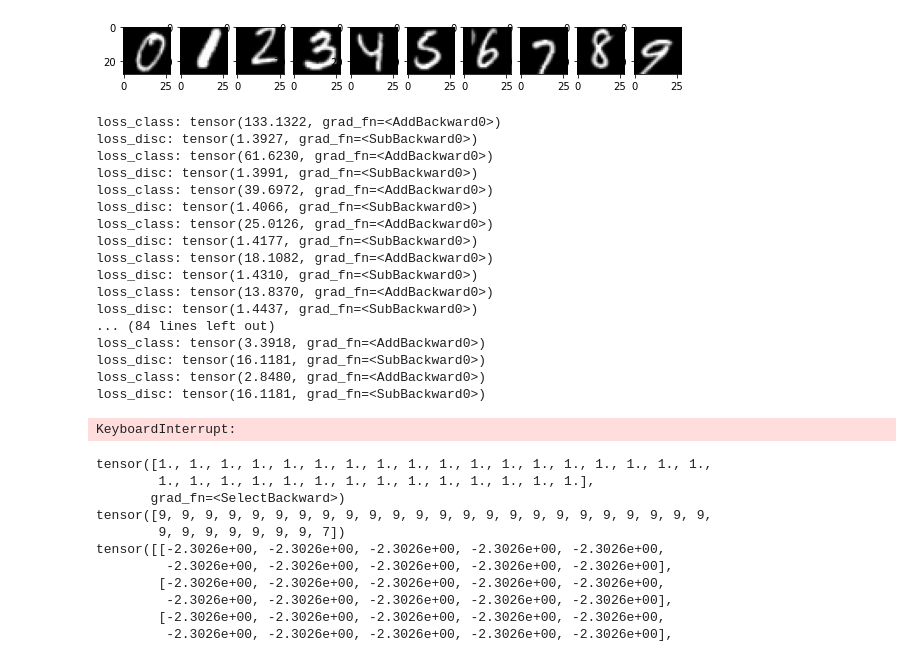
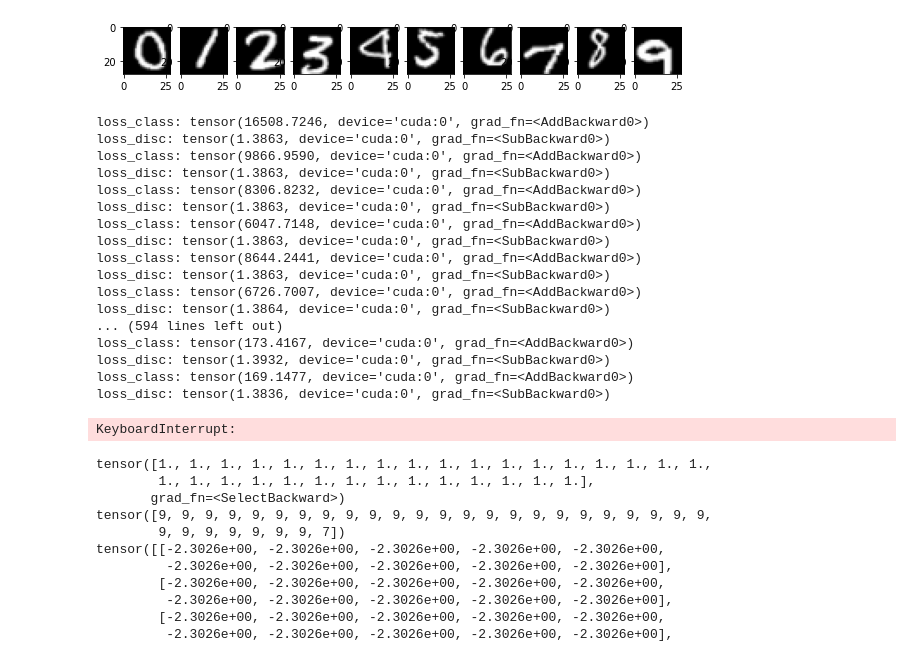
Before and after one commit to lennarturkens/project_MachineLearning, a Jupyter notebook: ML_project.ipynb, the cells around one changed output. Saved outputs shown, nothing was run; the diff lists cells and outputs as text; code cells hidden in the pictures.

```diff
--- a/ML_project.ipynb
+++ b/ML_project.ipynb
@@ -30,3 +30,12 @@ testset_MNIST = torch.utils.data.DataLoader(test_MNIST, batch_size=32, shuffle=F
 
 trainset_USPS = torch.utils.data.DataLoader(train_USPS, batch_size=32, shuffle=True)
 testset_USPS = torch.utils.data.DataLoader(test_USPS, batch_size=32, shuffle=False)
+# %%
+if torch.cuda.is_available():
+    device = torch.device("cuda:0")  # you can continue going on here, like cuda:1 cuda:2....etc.
+    print("Running on the GPU")
+else:
+    device = torch.device("cpu")
+    print("Running on the CPU")
+
+torch.cuda.device_count()
@@ -116,25 +128,30 @@ def init_weights_disc(m):
 # %%
 # take prototypes from MNIST (in the future they have to be chosen randomly --> shuffle?)
 prototype_images = [0] * 10
+
+
 
 for source_data in train_MNIST_transformed:
     X_source, y_source = source_data
 
     for j in range(0, len(y_source)):
 
         if torch.sum(torch.Tensor(prototype_images[int(y_source[j])])) == 0:
             prototype_images[int(y_source[j])] = X_source[j].view(1, 1, 28, 28)
 
 plt.figure(figsize=(10,10)) # specifying the overall grid size
 
 
 for i in range(10):
     plt.subplot(1,10,i+1)    # the number of images in the grid is 5*5 (25)
     plt.imshow(prototype_images[i].view(28,28), cmap="gray")
 
+    prototype_images[i] = prototype_images[i].to(device)
+
+
 plt.show()
 # %% [output]
-[figure, old version]
+[figure, new version]
 # %%
 class fNet(nn.Module):
     def __init__(self):
@@ -295,7 +314,7 @@ class SimNet(nn.Module):
 gamma_reg = 0.01
 lambda_loss= 0.5
 
-simnet = SimNet()
+simnet = SimNet().to(device)
 simnet.apply(init_weights_disc)
 
 # optimizerSimNet = torch.optim.SGD([
@@ -315,7 +334,7 @@ optimizerSimNet = torch.optim.Adam([
 loss_disc_list = []
 loss_class_list = []
 
-for epoch in range(100): # 3 full passes over the data
+for epoch in range(3): # 3 full passes over the data
 
     num_batches = len(train_USPS_transformed)
 
@@ -328,13 +347,20 @@ for epoch in range(100): # 3 full passes over the data
         X_MNIST, y_MNIST = MNIST_batch
         X_USPS, y_USPS = USPS_batch
 
+        X_MNIST, y_MNIST = X_MNIST.to(device), y_MNIST.to(device)
+        X_USPS, y_USPS = X_USPS.to(device), y_USPS.to(device)
+
+
         simnet.zero_grad()
 
         [source_class_output, source_domain_output, Regularizer] = simnet(X_MNIST, prototype_images)
         [target_class_output, target_domain_output, Regularizer] = simnet(X_USPS, prototype_images)
 
 
-        loss_class = 0
+        source_class_output = source_class_output.to(device)
+        target_class_output = target_class_output.to(device)
+
+#         loss_class = 0
 
 ###### 'Our' implementation of classifier loss as described in the paper ######
 
@@ -374,27 +400,27 @@ for epoch in range(100): # 3 full passes over the data
         loss_class_list.append(loss_class)
 
 
-        if i == num_batches-1:
-            print("loss_class: " + str(loss_class))
-            print("loss_disc: " + str(loss_disc))
+#         if i == num_batches-1:
+#             print("loss_class: " + str(loss_class))
+#             print("loss_disc: " + str(loss_disc))
 # %% [output]
-loss_class: tensor(133.1322, grad_fn=<AddBackward0>)
-loss_disc: tensor(1.3927, grad_fn=<SubBackward0>)
-loss_class: tensor(61.6230, grad_fn=<AddBackward0>)
-loss_disc: tensor(1.3991, grad_fn=<SubBackward0>)
-loss_class: tensor(39.6972, grad_fn=<AddBackward0>)
-loss_disc: tensor(1.4066, grad_fn=<SubBackward0>)
-loss_class: tensor(25.0126, grad_fn=<AddBackward0>)
-loss_disc: tensor(1.4177, grad_fn=<SubBackward0>)
-loss_class: tensor(18.1082, grad_fn=<AddBackward0>)
-loss_disc: tensor(1.4310, grad_fn=<SubBackward0>)
-loss_class: tensor(13.8370, grad_fn=<AddBackward0>)
-loss_disc: tensor(1.4437, grad_fn=<SubBackward0>)
-... (84 lines left out)
-loss_class: tensor(3.3918, grad_fn=<AddBackward0>)
-loss_disc: tensor(16.1181, grad_fn=<SubBackward0>)
-loss_class: tensor(2.8480, grad_fn=<AddBackward0>)
-loss_disc: tensor(16.1181, grad_fn=<SubBackward0>)
+loss_class: tensor(16508.7246, device='cuda:0', grad_fn=<AddBackward0>)
+loss_disc: tensor(1.3863, device='cuda:0', grad_fn=<SubBackward0>)
+loss_class: tensor(9866.9590, device='cuda:0', grad_fn=<AddBackward0>)
+loss_disc: tensor(1.3863, device='cuda:0', grad_fn=<SubBackward0>)
+loss_class: tensor(8306.8232, device='cuda:0', grad_fn=<AddBackward0>)
+loss_disc: tensor(1.3863, device='cuda:0', grad_fn=<SubBackward0>)
+loss_class: tensor(6047.7148, device='cuda:0', grad_fn=<AddBackward0>)
+loss_disc: tensor(1.3863, device='cuda:0', grad_fn=<SubBackward0>)
+loss_class: tensor(8644.2441, device='cuda:0', grad_fn=<AddBackward0>)
+loss_disc: tensor(1.3863, device='cuda:0', grad_fn=<SubBackward0>)
+loss_class: tensor(6726.7007, device='cuda:0', grad_fn=<AddBackward0>)
+loss_disc: tensor(1.3864, device='cuda:0', grad_fn=<SubBackward0>)
+... (594 lines left out)
+loss_class: tensor(173.4167, device='cuda:0', grad_fn=<AddBackward0>)
+loss_disc: tensor(1.3932, device='cuda:0', grad_fn=<SubBackward0>)
+loss_class: tensor(169.1477, device='cuda:0', grad_fn=<AddBackward0>)
+loss_disc: tensor(1.3836, device='cuda:0', grad_fn=<SubBackward0>)
 KeyboardInterrupt:
 # %%
 for test_batch in test_USPS_transformed:
```
Also changed, not shown: parts of 3 cells of this notebook.
